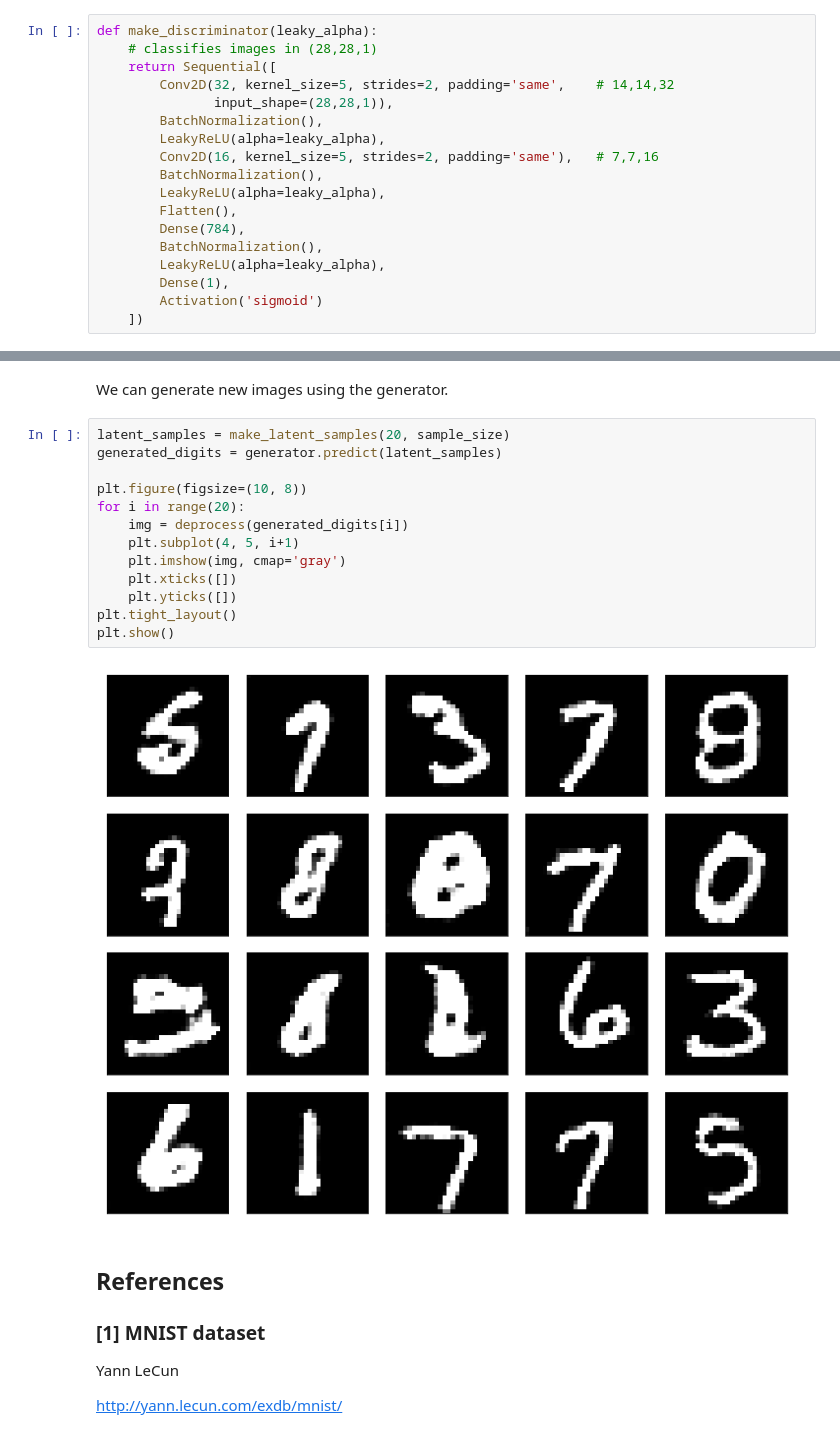
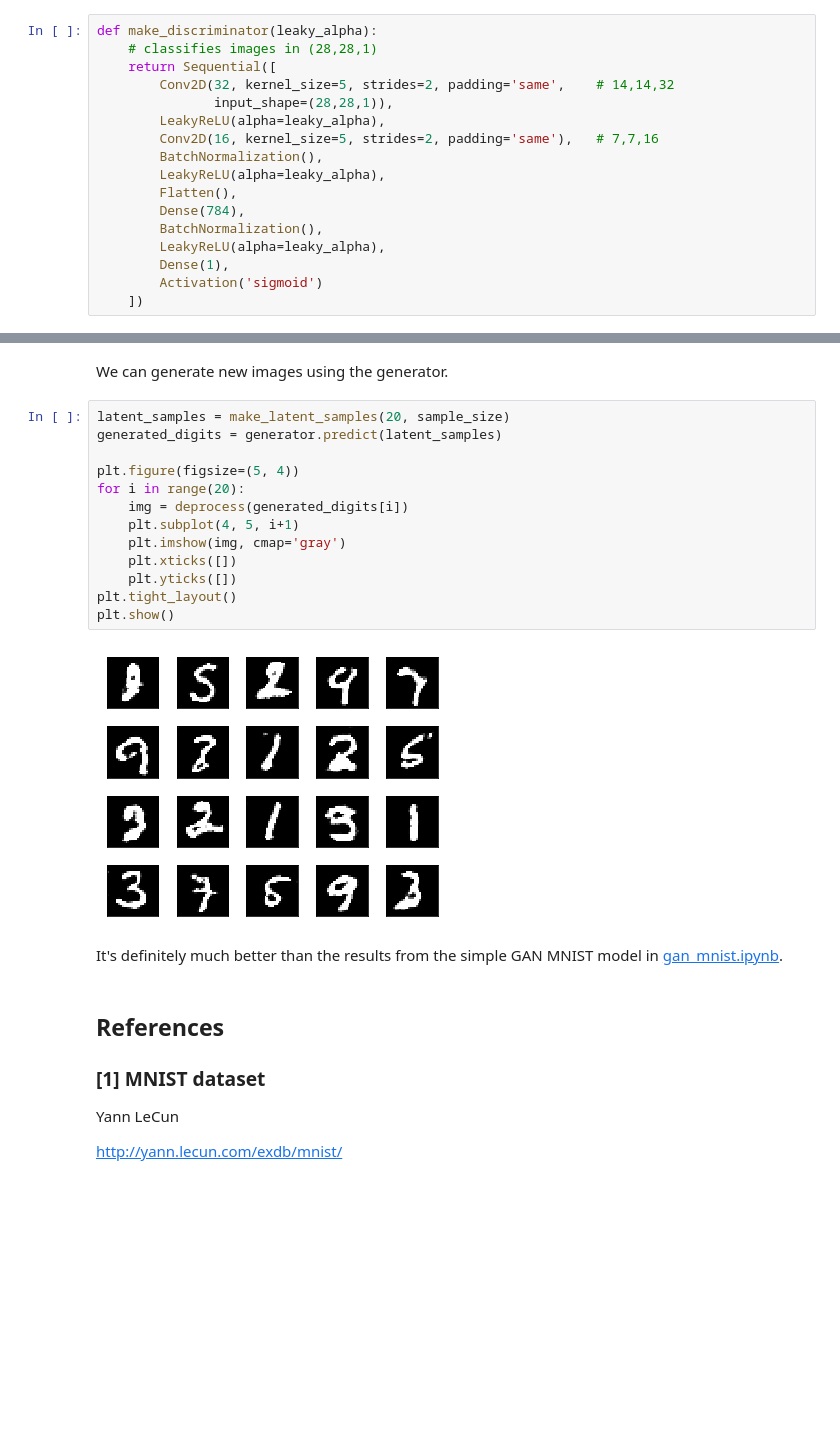
Before and after one commit to naokishibuya/deep-learning, a Jupyter notebook: python/dcgan_mnist.ipynb, the cells around one changed output, grey strips where cells are left out. Saved outputs shown, nothing was run; the diff lists cells and outputs as text; blank space fills up the shorter version.

Commit message:
Adjusted BatchNormalization

```diff
--- a/python/dcgan_mnist.ipynb
+++ b/python/dcgan_mnist.ipynb
@@ -102,7 +102,6 @@ def make_discriminator(leaky_alpha):
     return Sequential([
         Conv2D(32, kernel_size=5, strides=2, padding='same',    # 14,14,32
                input_shape=(28,28,1)),
-        BatchNormalization(),
         LeakyReLU(alpha=leaky_alpha),
         Conv2D(16, kernel_size=5, strides=2, padding='same'),   # 7,7,16
         BatchNormalization(),
@@ -259,18 +264,20 @@ We can generate new images using the generator.
 # %%
 latent_samples = make_latent_samples(20, sample_size)
 generated_digits = generator.predict(latent_samples)
 
-plt.figure(figsize=(10, 8))
+plt.figure(figsize=(5, 4))
 for i in range(20):
     img = deprocess(generated_digits[i])
     plt.subplot(4, 5, i+1)
     plt.imshow(img, cmap='gray')
     plt.xticks([])
     plt.yticks([])
 plt.tight_layout()
 plt.show()
 # %% [output]
-[figure, old version]
+[figure, new version]
+# %% [markdown]
+It's definitely much better than the results from the simple GAN MNIST model in [gan_mnist.ipynb](gan_mnist.ipynb).
 # %% [markdown]
 ## References
 
```
Also changed, not shown: parts of 4 cells of this notebook.
